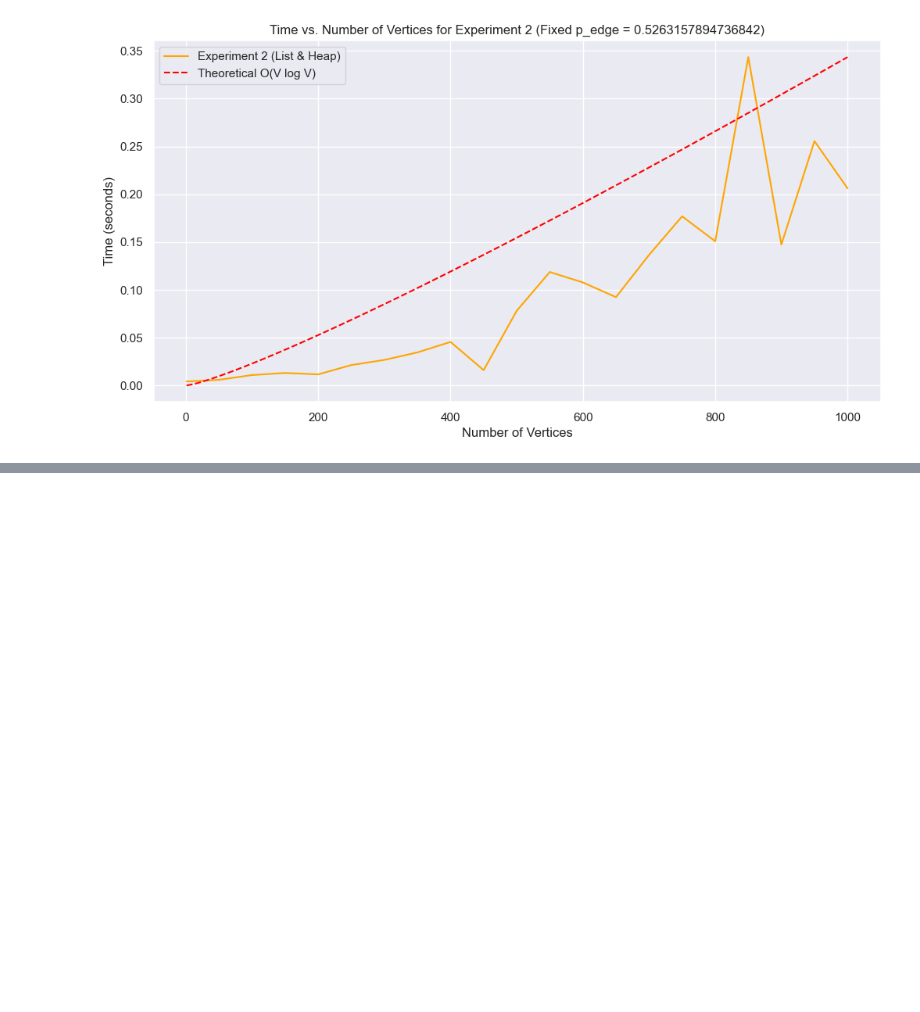
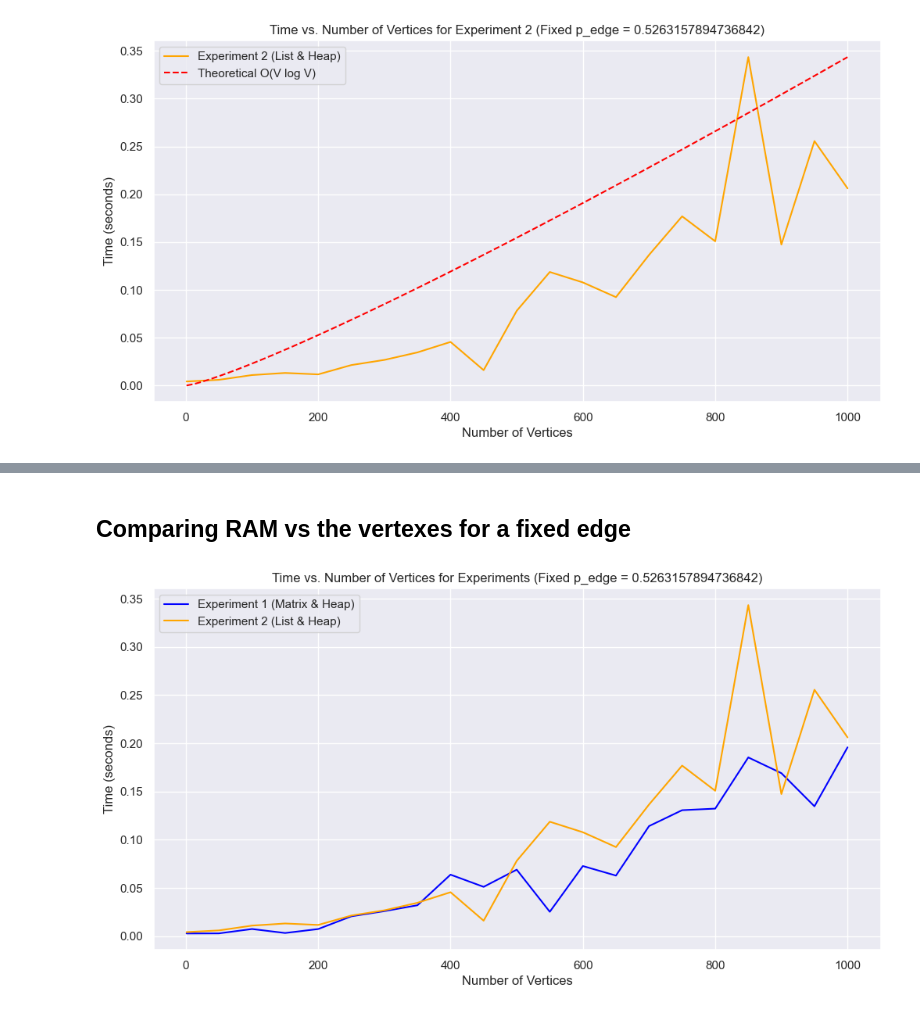
Before and after one commit to mrzzy/ntu-sc2001, a Jupyter notebook: class_2/results.ipynb, the cells around one changed output, grey strips where cells are left out. Cells and saved outputs as stored; diff of their text form; code cells hidden in the pictures; blank space fills up the shorter version.

```diff
--- a/class_2/results.ipynb
+++ b/class_2/results.ipynb
@@ -216,0 +249,32 @@ plt.show()
+# %% [markdown]
+## Comparing RAM vs the vertexes for a fixed edge
+# %%
+# Fix the value of edges (p_edge)
+fixed_p_edge = 0.5263157894736842  # Change this to the desired value
+
+# Experiment 1: Adjacency Matrix and Priority Queue as Array with fixed edges
+experiment_1 = df[(df['graph_adj'] == 'matrix') & (df['priority_queue'] == 'heap') & (df['p_edge'] == fixed_p_edge)]
+
+# Experiment 2: Adjacency List and Priority Queue as Heap with fixed edges
+experiment_2 = df[(df['graph_adj'] == 'list') & (df['priority_queue'] == 'heap') & (df['p_edge'] == fixed_p_edge)]
+
+# Plotting
+plt.figure(figsize=(12, 6))
+
+# Line plot for Experiment 1
+sns.lineplot(data=experiment_1, x='n_vertex', y='time', label='Experiment 1 (Matrix & Heap)', color='blue')
+
+# Line plot for Experiment 2
+sns.lineplot(data=experiment_2, x='n_vertex', y='time', label='Experiment 2 (List & Heap)', color='orange')
+
+# Adding labels and title
+plt.title(f'Time vs. Number of Vertices for Experiments (Fixed p_edge = {fixed_p_edge})')
+plt.xlabel('Number of Vertices')
+plt.ylabel('Time (seconds)')
+plt.legend()
+plt.grid(True)
+
+# Show the plot
+plt.show()
+# %% [output]
+[figure, added]
```
Also changed, not shown: parts of 10 cells of this notebook.
